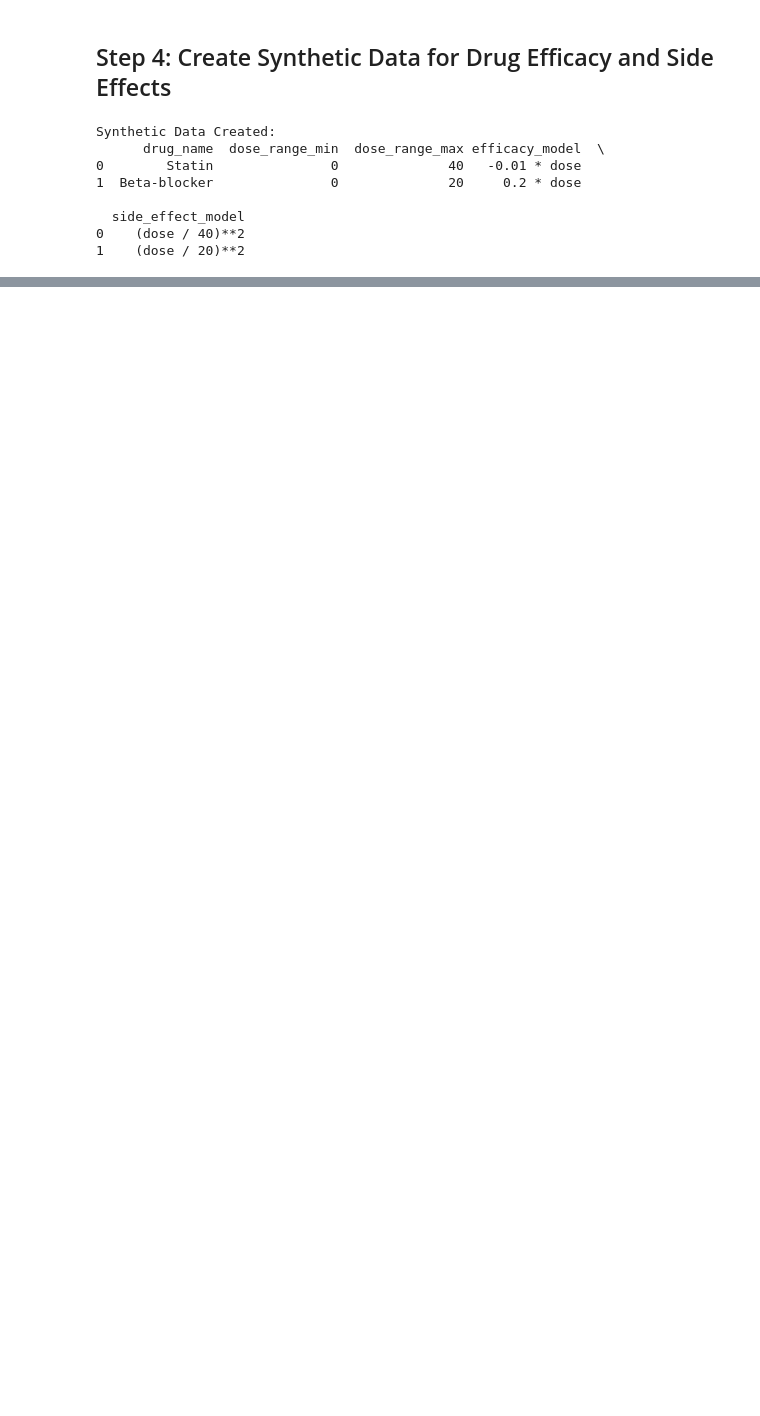
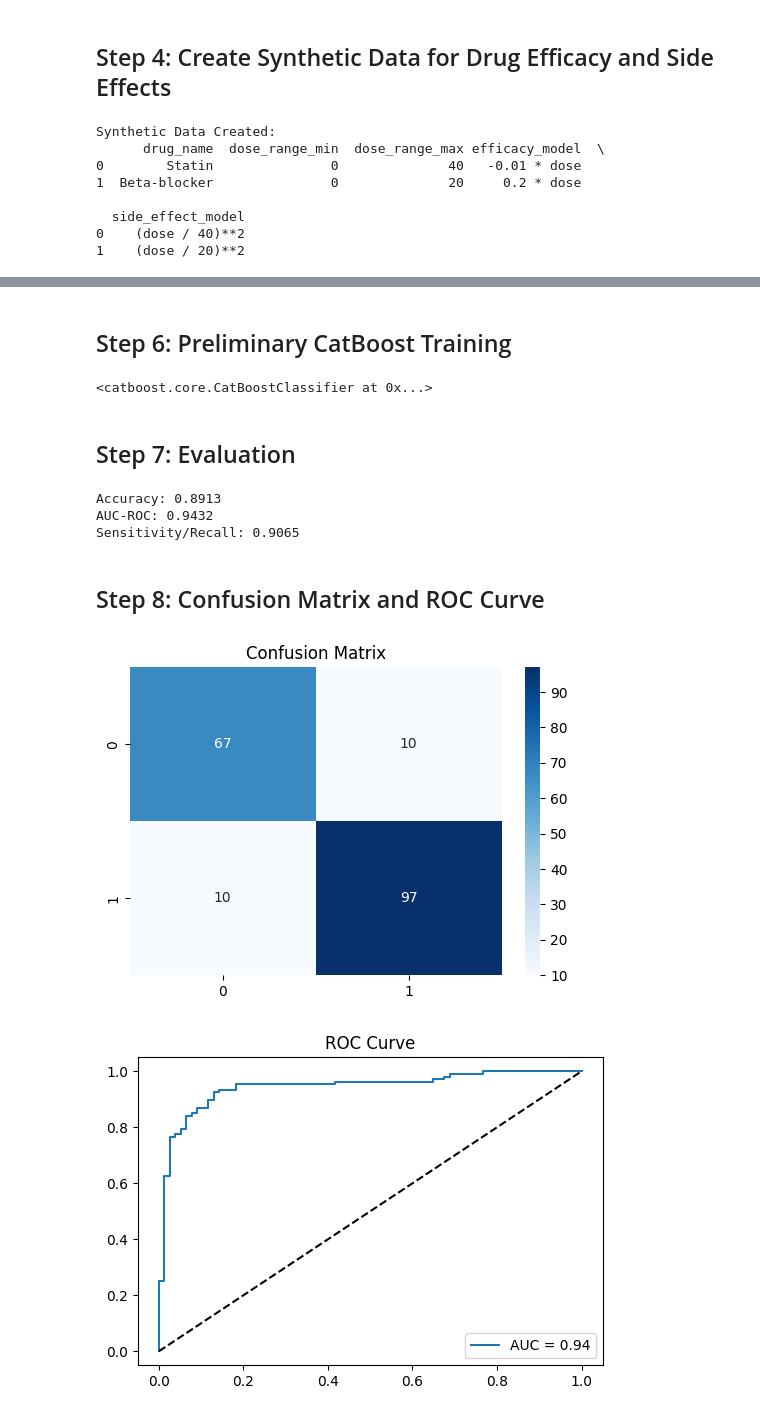
Before and after one commit to NguyenBuiHongTien/CVD_ML, a Jupyter notebook: CDV.ipynb, the cells around one changed output, grey strips where cells are left out. Drawn from its saved outputs; the diff is of its cells as text; code cells hidden in the pictures; blank space fills up the shorter version.

```diff
--- a/CDV.ipynb
+++ b/CDV.ipynb
@@ -216,0 +241,56 @@ Synthetic Data Created:
+# %%
+from catboost import CatBoostClassifier
+from sklearn.metrics import accuracy_score, roc_auc_score, recall_score, confusion_matrix, roc_curve
+import matplotlib.pyplot as plt
+
+X_train = pd.read_csv('data/X_train_processed.csv')
+X_test = pd.read_csv('data/X_test_processed.csv')
+y_train = pd.read_csv('data/y_train.csv')
+y_test = pd.read_csv('data/y_test.csv')
+# %% [markdown]
+## Step 6: Preliminary CatBoost Training
+# %%
+model = CatBoostClassifier(iterations=100, learning_rate=0.1, depth=6, verbose=0)
+model.fit(X_train, y_train)
+# %% [output]
+<catboost.core.CatBoostClassifier at 0x...>
+# %% [markdown]
+## Step 7: Evaluation
+# %%
+y_pred = model.predict(X_test)
+y_prob = model.predict_proba(X_test)[:, 1]
+
+accuracy = accuracy_score(y_test, y_pred)
+auc_roc = roc_auc_score(y_test, y_prob)
+recall = recall_score(y_test, y_pred)
+
+print(f"Accuracy: {accuracy:.4f}")
+print(f"AUC-ROC: {auc_roc:.4f}")
+print(f"Sensitivity/Recall: {recall:.4f}")
+# %% [output]
+Accuracy: 0.8913
+AUC-ROC: 0.9432
+Sensitivity/Recall: 0.9065
+# %% [markdown]
+## Step 8: Confusion Matrix and ROC Curve
+# %%
+# Confusion Matrix
+cm = confusion_matrix(y_test, y_pred)
+plt.figure(figsize=(6, 4))
+sns.heatmap(cm, annot=True, fmt='d', cmap='Blues')
+plt.title('Confusion Matrix')
+plt.show()
+
+# ROC Curve
+fpr, tpr, _ = roc_curve(y_test, y_prob)
+plt.figure(figsize=(6, 4))
+plt.plot(fpr, tpr, label=f'AUC = {auc_roc:.2f}')
+plt.plot([0, 1], [0, 1], 'k--')
+plt.title('ROC Curve')
+plt.legend()
+plt.show()
+
+model.save_model('models/catboost_preliminary.cbm')
+# %% [output]
+[figure, added]
+[figure, added]
```
Also changed, not shown: parts of 3 cells of this notebook, 10 other files.
